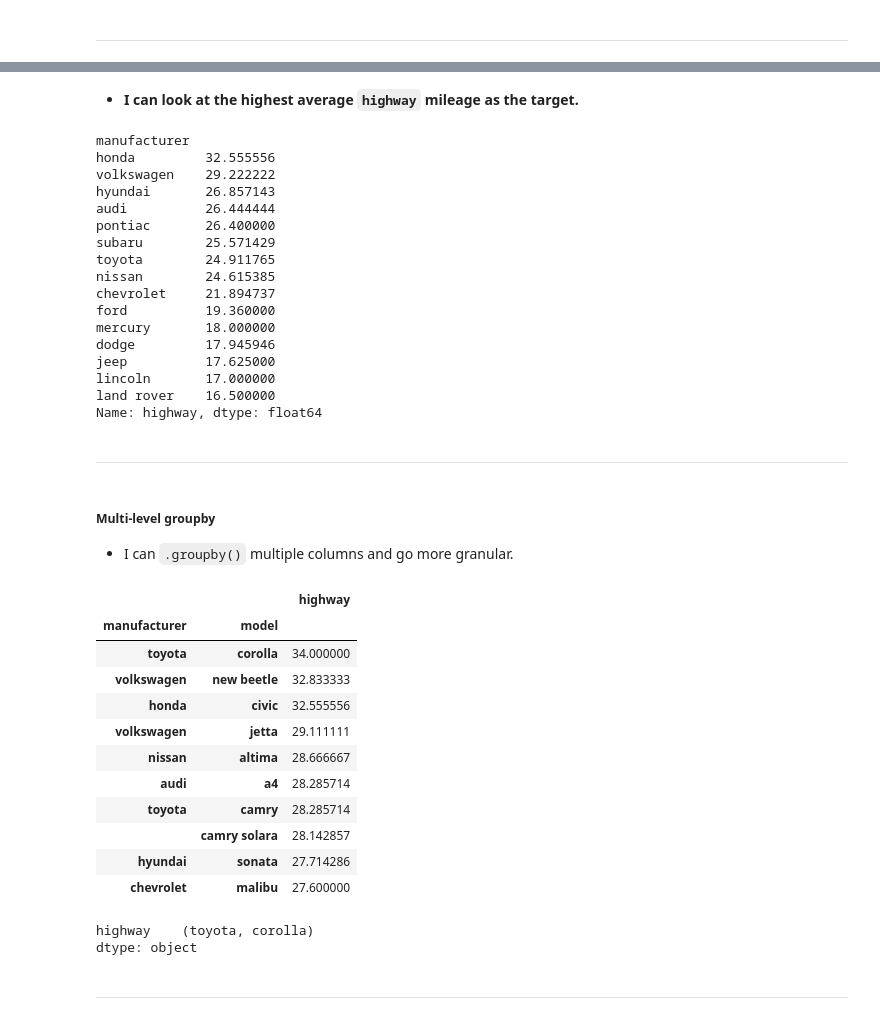
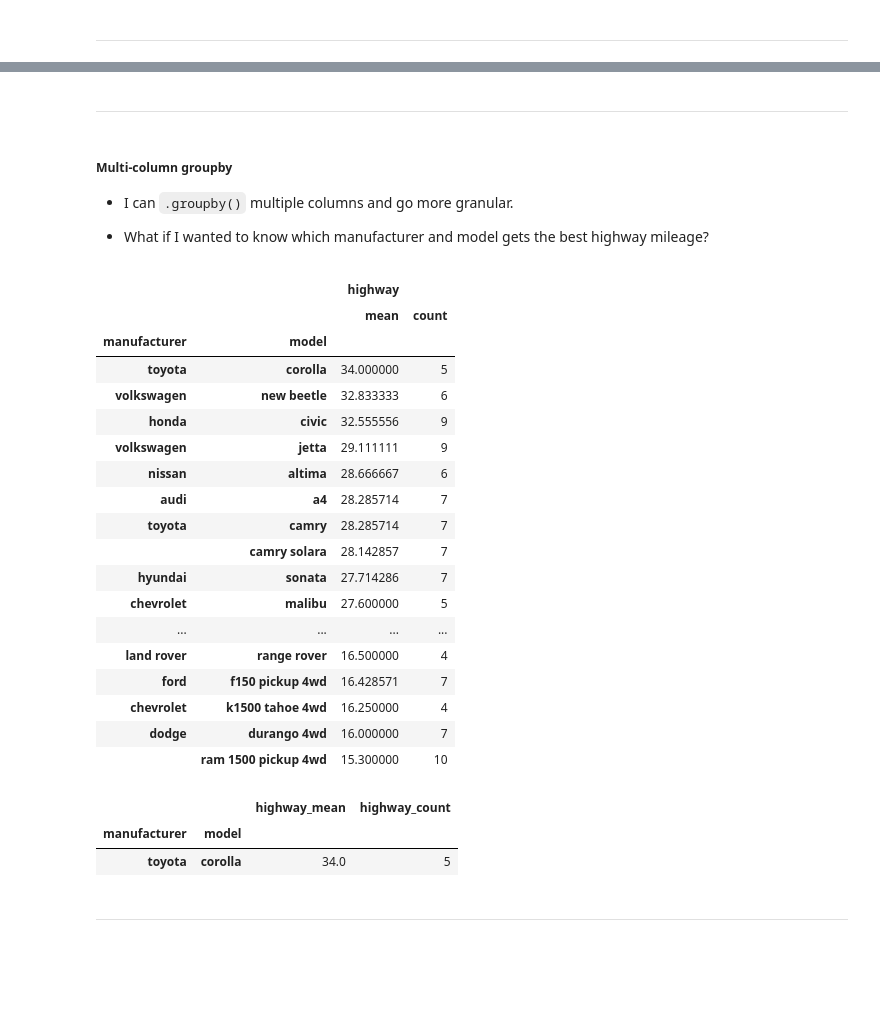
Before and after one commit to faithkane3/e_python, a Jupyter notebook: advanced_dataframes_walkthrough.ipynb, the cells around one changed output, grey strips where cells are left out. Saved outputs shown, nothing was run; the diff lists cells and outputs as text; code cells hidden in the pictures; blank space fills up the shorter version.

```diff
--- a/advanced_dataframes_walkthrough.ipynb
+++ b/advanced_dataframes_walkthrough.ipynb
@@ -58,7 +58,7 @@ mpg.columns.tolist()
 # %%
 # Renaming city and highway columns.
 
-mpg.columns = ['manufacturer', 'model', 'displ', 'year', 'cyl', 'trans', 'drv', 'city','highway', 'fl', 'class']
+mpg.columns = ['manufacturer', 'model', 'displacement', 'year', 'cylinders', 'transmission', 'drive', 'city','highway', 'fuel', 'class']
 # %%
 # Creating average_mileage and mileage_difference columns.
 
@@ -142,44 +154,32 @@ mpg.groupby('manufacturer')[['city', 'highway', 'average_mileage']].mean().sort_
-# %% [markdown]
-- **I can look at the highest average `highway` mileage as the target.**
-# %%
-mpg.groupby('manufacturer').highway.mean().sort_values(ascending=False)
-# %% [output]
-manufacturer
-honda         32.555556
-volkswagen    29.222222
-hyundai       26.857143
-audi          26.444444
-pontiac       26.400000
-subaru        25.571429
-toyota        24.911765
-nissan        24.615385
-chevrolet     21.894737
-ford          19.360000
-mercury       18.000000
-dodge         17.945946
-jeep          17.625000
-lincoln       17.000000
-land rover    16.500000
-Name: highway, dtype: float64
 # %% [markdown]
 ___
 # %% [markdown]
-##### Multi-level groupby
+##### Multi-column groupby
 
 - I can `.groupby()` multiple columns and go more granular.
+
+
+- What if I wanted to know which manufacturer and model gets the best highway mileage?
 # %%
-multi_models = mpg.groupby(['manufacturer', 'model'])[['highway']].mean().sort_values(by='highway', ascending=False)
-multi_models.head(10)
+multi_models = mpg.groupby(['manufacturer', 'model'])[['highway']].agg(['mean', 'count']).sort_values(by=('highway', 'mean'), ascending=False)
+multi_models
 # %% [output]
-|  |  | highway |
-| manufacturer | model |  |
-| toyota | corolla | 34.000000 |
-| volkswagen | new beetle | 32.833333 |
-| honda | civic | 32.555556 |
-| volkswagen | jetta | 29.111111 |
-| nissan | altima | 28.666667 |
-| audi | a4 | 28.285714 |
-| toyota | camry | 28.285714 |
-|  | camry solara | 28.142857 |
-| hyundai | sonata | 27.714286 |
-| chevrolet | malibu | 27.600000 |
+|  |  | highway |  |
+|  |  | mean | count |
+| manufacturer | model |  |  |
+| toyota | corolla | 34.000000 | 5 |
+| volkswagen | new beetle | 32.833333 | 6 |
+| honda | civic | 32.555556 | 9 |
+| volkswagen | jetta | 29.111111 | 9 |
+| nissan | altima | 28.666667 | 6 |
+| audi | a4 | 28.285714 | 7 |
+| toyota | camry | 28.285714 | 7 |
+|  | camry solara | 28.142857 | 7 |
+| hyundai | sonata | 27.714286 | 7 |
+| chevrolet | malibu | 27.600000 | 5 |
+| ... | ... | ... | ... |
+| land rover | range rover | 16.500000 | 4 |
+| ford | f150 pickup 4wd | 16.428571 | 7 |
+| chevrolet | k1500 tahoe 4wd | 16.250000 | 4 |
+| dodge | durango 4wd | 16.000000 | 7 |
+|  | ram 1500 pickup 4wd | 15.300000 | 10 |
@@ -186,10 +188,11 @@ multi_models.head(10)
 # %%
 # Which manufacturer and model get the best highway mileage?
 
-multi_models.idxmax()
+multi_models.nlargest(1, 'highway_mean', keep='all')
 # %% [output]
-highway    (toyota, corolla)
-dtype: object
+|  |  | highway_mean | highway_count |
+| manufacturer | model |  |  |
+| toyota | corolla | 34.0 | 5 |
 # %% [markdown]
 ___
 # %% [markdown]
```
Also changed, not shown: parts of 25 cells of this notebook.
